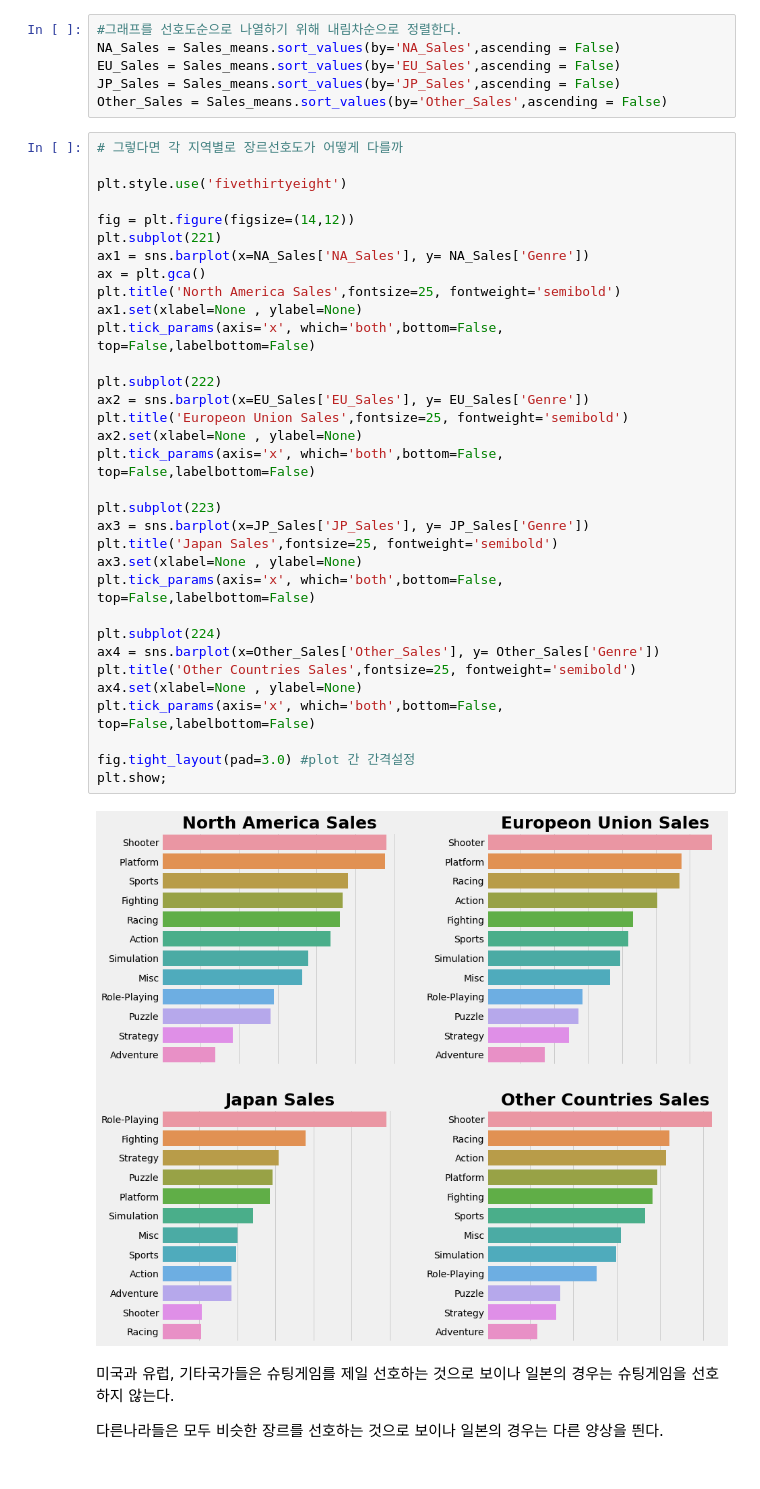
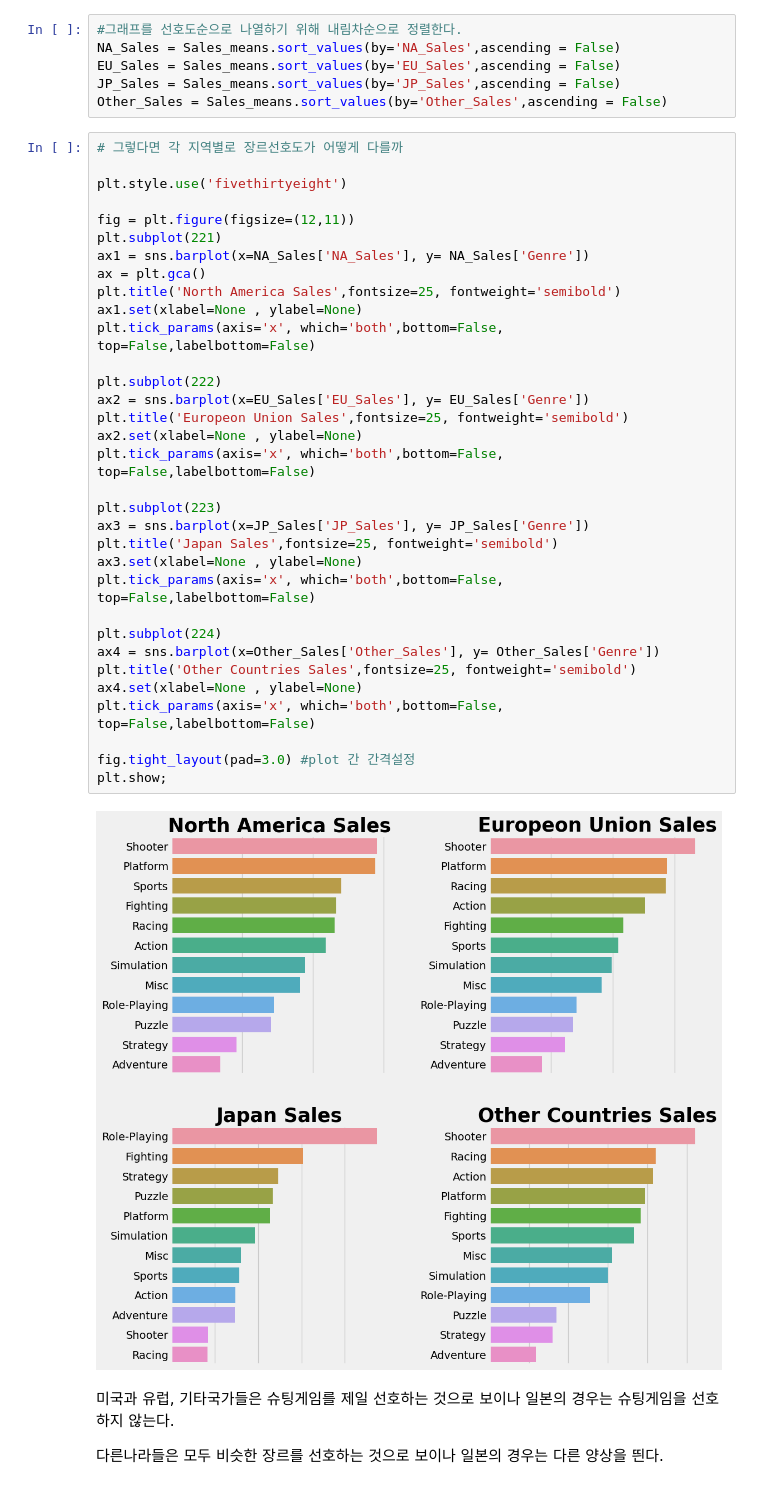
Before and after one commit to sseyonafre/Project, a Jupyter notebook: sprint1/AI_14_고세희_Section1.ipynb, the cells around one changed output. Drawn from its saved outputs; the diff is of its cells as text.

```diff
--- a/sprint1/AI_14_고세희_Section1.ipynb
+++ b/sprint1/AI_14_고세희_Section1.ipynb
@@ -454,36 +452,36 @@ Other_Sales = Sales_means.sort_values(by='Other_Sales',ascending = False)
 
 plt.style.use('fivethirtyeight')
 
-fig = plt.figure(figsize=(14,12))
+fig = plt.figure(figsize=(12,11))
 plt.subplot(221)
 ax1 = sns.barplot(x=NA_Sales['NA_Sales'], y= NA_Sales['Genre'])
 ax = plt.gca()
 plt.title('North America Sales',fontsize=25, fontweight='semibold')
 ax1.set(xlabel=None , ylabel=None)
 plt.tick_params(axis='x', which='both',bottom=False, top=False,labelbottom=False)
 
 plt.subplot(222)
 ax2 = sns.barplot(x=EU_Sales['EU_Sales'], y= EU_Sales['Genre'])
 plt.title('Europeon Union Sales',fontsize=25, fontweight='semibold')
 ax2.set(xlabel=None , ylabel=None)
 plt.tick_params(axis='x', which='both',bottom=False, top=False,labelbottom=False)
 
 plt.subplot(223)
 ax3 = sns.barplot(x=JP_Sales['JP_Sales'], y= JP_Sales['Genre'])
 plt.title('Japan Sales',fontsize=25, fontweight='semibold')
 ax3.set(xlabel=None , ylabel=None)
 plt.tick_params(axis='x', which='both',bottom=False, top=False,labelbottom=False)
 
 plt.subplot(224)
 ax4 = sns.barplot(x=Other_Sales['Other_Sales'], y= Other_Sales['Genre'])
 plt.title('Other Countries Sales',fontsize=25, fontweight='semibold')
 ax4.set(xlabel=None , ylabel=None)
 plt.tick_params(axis='x', which='both',bottom=False, top=False,labelbottom=False)
 
 fig.tight_layout(pad=3.0) #plot 간 간격설정
 plt.show;
 # %% [output]
-[figure, old version]
+[figure, new version]
 # %% [markdown]
 미국과 유럽, 기타국가들은 슈팅게임를 제일 선호하는 것으로 보이나 일본의 경우는 슈팅게임을 선호하지 않는다.
 
```
Also changed, not shown: parts of 24 cells of this notebook.
